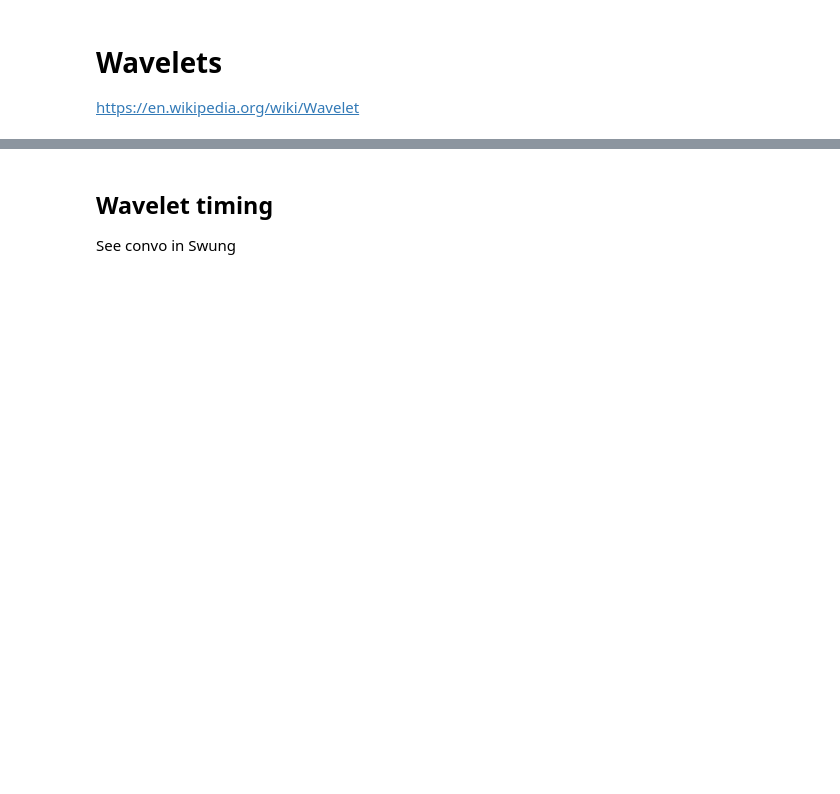
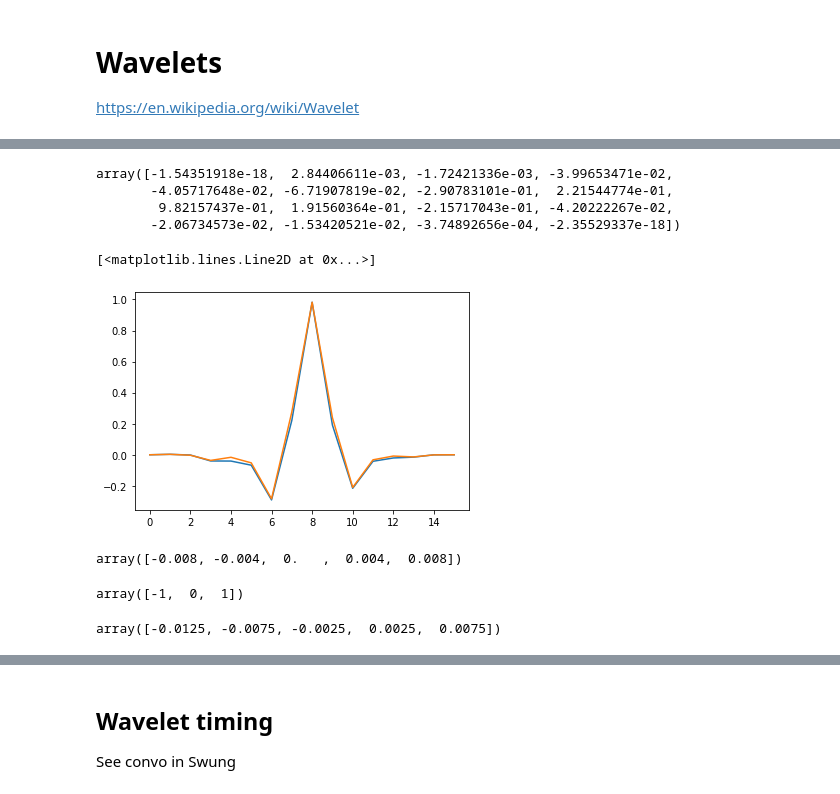
Before and after one commit to agilescientific/in-bruges, a Jupyter notebook: notebooks_dev/Wavelets.ipynb, the cells around one changed output, grey strips where cells are left out. Cells and saved outputs as stored; diff of their text form; code cells hidden in the pictures; blank space fills up the shorter version.

Commit message:
catch up before release

```diff
--- a/notebooks_dev/Wavelets.ipynb
+++ b/notebooks_dev/Wavelets.ipynb
@@ -10,0 +17,76 @@ from scipy import signal
+# %%
+import bruges as bg
+
+x = np.array([-1.59650205e-18,   2.75409007e-03,  -3.01670223e-03,
+           -3.63692317e-02,  -1.63002095e-02,  -5.20943260e-02,
+           -2.83497662e-01,   2.76098252e-01,   9.82157437e-01,
+            2.38730442e-01,  -2.10312350e-01,  -3.25806534e-02,
+           -8.30581776e-03,  -1.39615614e-02,  -6.55916221e-04,
+           -2.28078034e-18])
+y = bg.filters.sweep(0.064, 0.004, f=[10, 100])
+y
+# %% [output]
+array([-1.54351918e-18,  2.84406611e-03, -1.72421336e-03, -3.99653471e-02,
+       -4.05717648e-02, -6.71907819e-02, -2.90783101e-01,  2.21544774e-01,
+        9.82157437e-01,  1.91560364e-01, -2.15717043e-01, -4.20222267e-02,
+       -2.06734573e-02, -1.53420521e-02, -3.74892656e-04, -2.35529337e-18])
+# %%
+plt.plot(y)
+plt.plot(x)
+# %% [output]
+[<matplotlib.lines.Line2D at 0x...>]
+[figure, added]
+# %%
+import warnings
+import numpy as np
+
+def get_time(duration, dt, sym=None):
+    """
+    Make a time vector.
+
+    If `sym` is `True`, the time vector will have an odd number of samples,
+    and will be symmetric about 0. If it's False, and the number of samples
+    is even (e.g. duration = 0.016, dt = 0.004), then 0 will bot be center.
+    """
+    if sym is None:
+        m = "In future releases, the default legacy behaviour will be removed."
+        m += "Symmetric time series will be returned by default, i.e. sym=True."
+        warnings.warn(m, category=FutureWarning, stacklevel=2)
+        return np.arange(-duration/2, duration/2, dt)
+
+    # This business is to avoid some of the issues with `np.arange`:
+    # (1) unpredictable length and (2) floating point weirdness, like
+    # 1.234e-17 instead of 0. Not using `linspace` because figuring out
+    # the length and offset gave me even more of a headache than this.
+    n = int(duration / dt)
+    odd = n % 2
+    k = int(10**-np.floor(np.log10(dt)))
+    dti = int(k * dt)  # integer dt
+
+    if (odd and sym):
+        t = np.arange(n)
+    if (not odd and sym):
+        t = np.arange(n + 1)
+    if (odd and not sym):
+        t = np.arange(n)
+    if (not odd and not sym):
+        t = np.arange(n) - 1
+
+    t -= t[-1] // 2
+
+    return dti * t / k
+
+get_time(0.016, 0.004, sym=True)
+# %% [output]
+array([-0.008, -0.004,  0.   ,  0.004,  0.008])
+# %%
+np.arange(3) - 1
+# %% [output]
+array([-1,  0,  1])
+# %%
+import bruges as bg
+
+_, t = bg.filters.ormsby(0.025, 0.005, (5, 10, 20, 30), return_t=True)
+t
+# %% [output]
+array([-0.0125, -0.0075, -0.0025,  0.0025,  0.0075])
```
Also changed, not shown: parts of 5 cells of this notebook, 2 other files.
